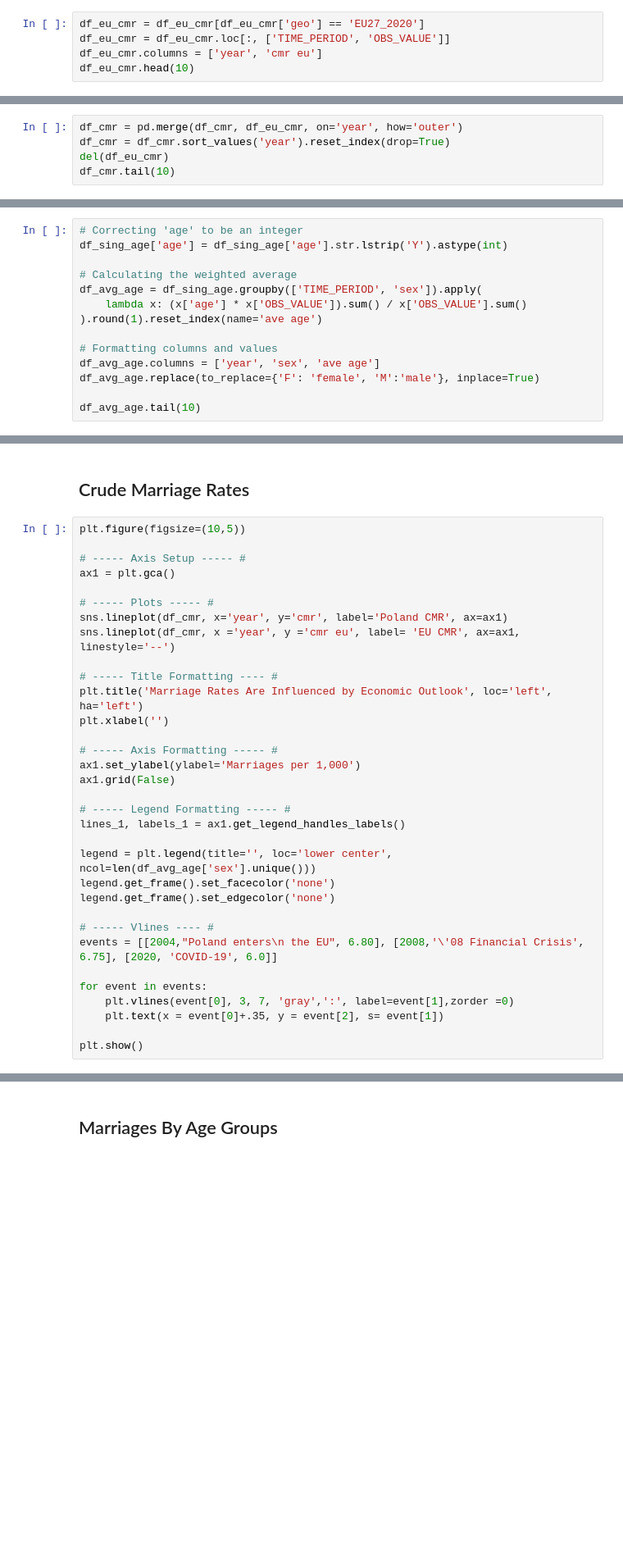
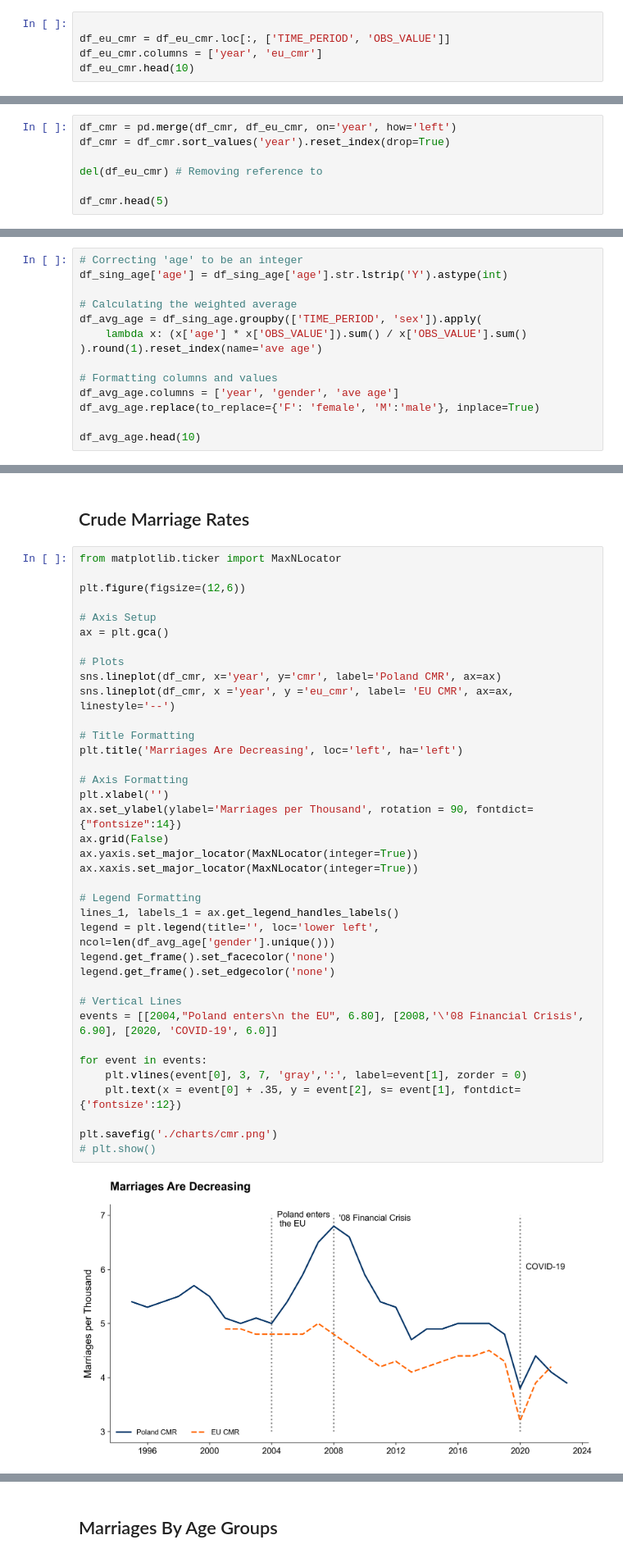
Before and after one commit to JGundisalvus/portfolio, a Jupyter notebook: polish_marriage_demographics/polish_marraige_trends.ipynb, the cells around one changed output, grey strips where cells are left out. Shown at 82% size. Saved outputs shown, nothing was run; the diff lists cells and outputs as text; blank space fills up the shorter version.

Commit message:
updated charts and analysis wording

```diff
--- a/polish_marriage_demographics/polish_marraige_trends.ipynb
+++ b/polish_marriage_demographics/polish_marraige_trends.ipynb
@@ -125,5 +209,5 @@ Cleaning this dataset only required that we extract the Year, the CMR column and
 # %%
-df_eu_cmr = df_eu_cmr[df_eu_cmr['geo'] == 'EU27_2020']
+
 df_eu_cmr = df_eu_cmr.loc[:, ['TIME_PERIOD', 'OBS_VALUE']]
-df_eu_cmr.columns = ['year', 'cmr eu']
+df_eu_cmr.columns = ['year', 'eu_cmr']
 df_eu_cmr.head(10)
@@ -130,7 +226,9 @@ df_eu_cmr.head(10)
 # %% [markdown]
 We will merge the cmr rate we calculated for poland, with the EU cmr data.
 # %%
-df_cmr = pd.merge(df_cmr, df_eu_cmr, on='year', how='outer')
+df_cmr = pd.merge(df_cmr, df_eu_cmr, on='year', how='left')
 df_cmr = df_cmr.sort_values('year').reset_index(drop=True)
-del(df_eu_cmr)
-df_cmr.tail(10)
+
+del(df_eu_cmr) # Removing reference to
+
+df_cmr.head(5)
@@ -148,11 +260,10 @@ df_sing_age['age'] = df_sing_age['age'].str.lstrip('Y').astype(int)
 
 # Calculating the weighted average
 df_avg_age = df_sing_age.groupby(['TIME_PERIOD', 'sex']).apply(
-    lambda x: (x['age'] * x['OBS_VALUE']).sum() / x['OBS_VALUE'].sum()
-).round(1).reset_index(name='ave age')
+    lambda x: (x['age'] * x['OBS_VALUE']).sum() / x['OBS_VALUE'].sum() ).round(1).reset_index(name='ave age')
 
 # Formatting columns and values
-df_avg_age.columns = ['year', 'sex', 'ave age']
+df_avg_age.columns = ['year', 'gender', 'ave age']
 df_avg_age.replace(to_replace={'F': 'female', 'M':'male'}, inplace=True)
 
-df_avg_age.tail(10)
+df_avg_age.head(10)
@@ -170,35 +326,41 @@ if False:
 # %% [markdown]
 ## Crude Marriage Rates
 # %%
-plt.figure(figsize=(10,5))
+from matplotlib.ticker import MaxNLocator
 
-# ----- Axis Setup ----- #
-ax1 = plt.gca()
+plt.figure(figsize=(12,6))
 
-# ----- Plots ----- #
-sns.lineplot(df_cmr, x='year', y='cmr', label='Poland CMR', ax=ax1)
-sns.lineplot(df_cmr, x ='year', y ='cmr eu', label= 'EU CMR', ax=ax1, linestyle='--')
+# Axis Setup
+ax = plt.gca()
 
-# ----- Title Formatting ---- #
-plt.title('Marriage Rates Are Influenced by Economic Outlook', loc='left', ha='left')
+# Plots
+sns.lineplot(df_cmr, x='year', y='cmr', label='Poland CMR', ax=ax)
+sns.lineplot(df_cmr, x ='year', y ='eu_cmr', label= 'EU CMR', ax=ax, linestyle='--')
+
+# Title Formatting
+plt.title('Marriages Are Decreasing', loc='left', ha='left')
+
+# Axis Formatting
 plt.xlabel('')
+ax.set_ylabel(ylabel='Marriages per Thousand', rotation = 90, fontdict={"fontsize":14})
+ax.grid(False)
+ax.yaxis.set_major_locator(MaxNLocator(integer=True))
+ax.xaxis.set_major_locator(MaxNLocator(integer=True))
 
-# ----- Axis Formatting ----- #
-ax1.set_ylabel(ylabel='Marriages per 1,000')
-ax1.grid(False)
-
-# ----- Legend Formatting ----- #
-lines_1, labels_1 = ax1.get_legend_handles_labels()
-
-legend = plt.legend(title='', loc='lower center', ncol=len(df_avg_age['sex'].unique()))
+# Legend Formatting
+lines_1, labels_1 = ax.get_legend_handles_labels()
+legend = plt.legend(title='', loc='lower left', ncol=len(df_avg_age['gender'].unique()))
 legend.get_frame().set_facecolor('none')
 legend.get_frame().set_edgecolor('none')
 
-# ----- Vlines ---- #
-events = [[2004,"Poland enters\n the EU", 6.80], [2008,'\'08 Financial Crisis', 6.75], [2020, 'COVID-19', 6.0]]
+# Vertical Lines
+events = [[2004,"Poland enters\n the EU", 6.80], [2008,'\'08 Financial Crisis', 6.90], [2020, 'COVID-19', 6.0]]
 
 for event in events:
-    plt.vlines(event[0], 3, 7, 'gray',':', label=event[1],zorder =0)
-    plt.text(x = event[0]+.35, y = event[2], s= event[1])
+    plt.vlines(event[0], 3, 7, 'gray',':', label=event[1], zorder = 0)
+    plt.text(x = event[0] + .35, y = event[2], s= event[1], fontdict={'fontsize':12})
 
-plt.show()
+plt.savefig('./charts/cmr.png')
+# plt.show()
+# %% [output]
+[figure, added]
```
Also changed, not shown: parts of 51 cells of this notebook, 6 other files.
